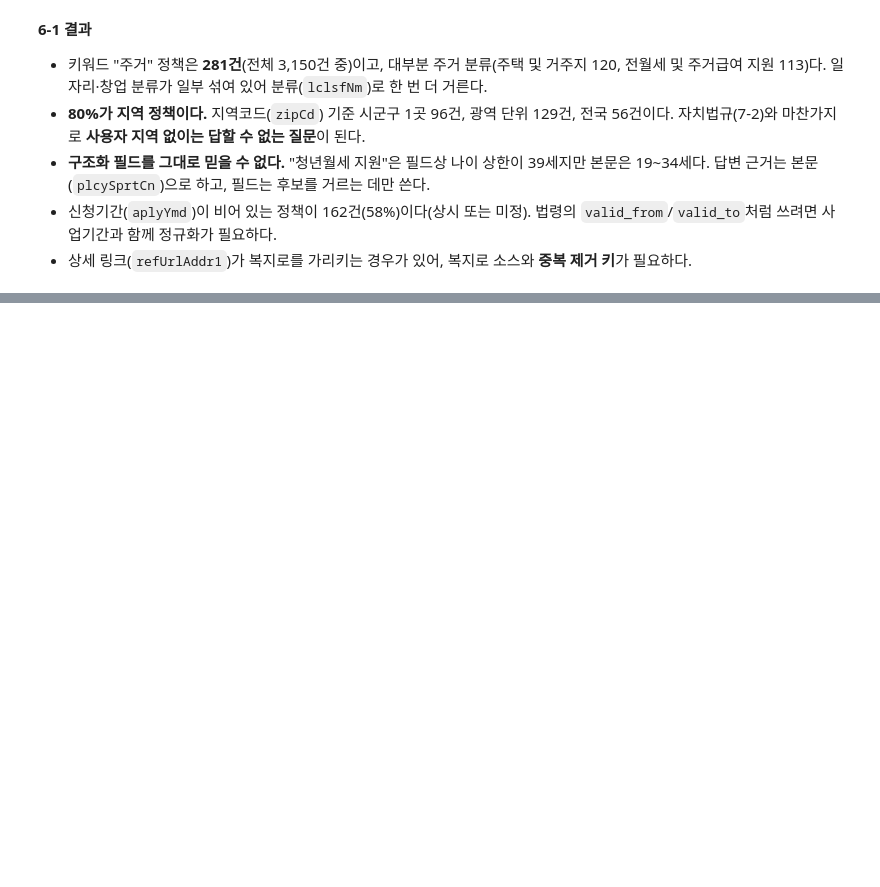
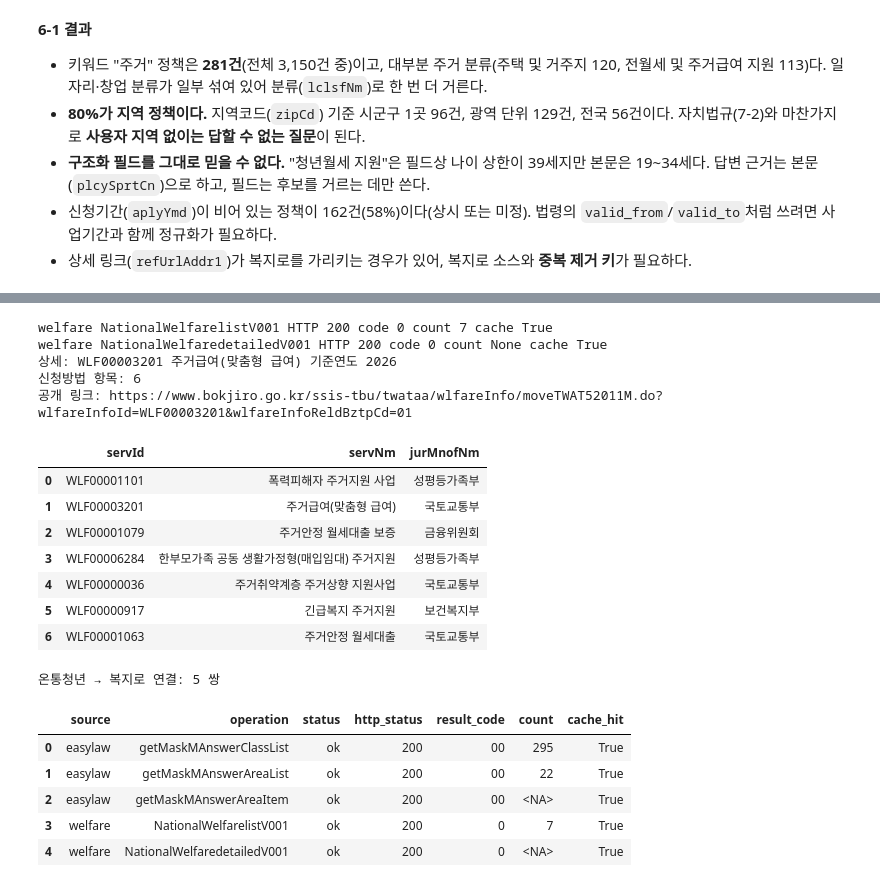
Before and after one commit to bigmooon/aigo-ai, a Jupyter notebook: notebooks/redesign/02_data_source_survey.ipynb, the cells around one changed output, grey strips where cells are left out. Cells and saved outputs as stored; diff of their text form; code cells hidden in the pictures; blank space fills up the shorter version.

```diff
--- a/notebooks/redesign/02_data_source_survey.ipynb
+++ b/notebooks/redesign/02_data_source_survey.ipynb
@@ -38,6 +44,8 @@ import requests
 
 ROOT = Path.cwd()
 while not (ROOT / "pyproject.toml").exists():
+  if ROOT == ROOT.parent:
+    raise RuntimeError("프로젝트 루트(pyproject.toml)를 찾을 수 없습니다.")
   ROOT = ROOT.parent
 sys.path.insert(0, str(ROOT / "harness"))
 import prepare as P  # 하네스의 캐시된 API 호출·링크 규칙 재사용
@@ -431,10 +488,12 @@ else:
 | 19 | 청년전용 보증부 월세대출 | 국토교통부 | 전국(200+) | 19 | 34 |  |
 # %%
 # 구조화 필드와 본문이 어긋나는 예: 나이 상한
-if external_keys["YOUTHCENTER_KEY"]:
-  row = housing[housing["plcyNm"] == "청년월세 지원"].iloc[0]
+if external_keys["YOUTHCENTER_KEY"] and not housing.empty:
+  candidates = housing[housing["plcyNm"] == "청년월세 지원"]
+  row = candidates.iloc[0] if not candidates.empty else housing.iloc[0]
   print("필드  :", row["sprtTrgtMinAge"], "~", row["sprtTrgtMaxAge"], "세 / 나이 제한 여부", row["sprtTrgtAgeLmtYn"])
-  print("본문  :", re.search(r"\(연령 기준\)[^\n]*", row["plcySprtCn"]).group(0).strip())
+  age_line = re.search(r"\(연령 기준\)[^\n]*", row.get("plcySprtCn", ""))
+  print("본문  :", age_line.group(0).strip() if age_line else "연령 기준 문구 없음")
   print("소득  :", row["earnEtcCn"])
   print("링크  :", row["refUrlAddr1"])
 # %% [output]
@@ -499,0 +680,67 @@ else:
+# %%
+welfare_rows, welfare_detail = [], None
+page = 1
+while external_keys["DATA_GO_KR_KEY"]:
+  root = external_xml("welfare", WELFARE_URL, "NationalWelfarelistV001", "0", "totalCount",
+                      callTp="L", pageNo=page, numOfRows=100, srchKeyCode="001", searchWrd="주거")
+  if root is None:
+    break
+  rows = [xml_row(i) for i in root.findall("servList")]
+  assert not ({r["servId"] for r in rows} & {r["servId"] for r in welfare_rows}), "페이지 중복"
+  welfare_rows.extend(rows)
+  total = int(root.findtext("totalCount"))
+  if len(welfare_rows) >= total:
+    assert len(welfare_rows) == total
+    break
+  assert rows, "전체 건수에 도달하기 전에 빈 페이지"
+  page += 1
+
+if welfare_rows:
+  sample = next((r for r in welfare_rows if r["servNm"] == "주거급여(맞춤형 급여)"), welfare_rows[0])
+  root = external_xml("welfare", WELFARE_URL, "NationalWelfaredetailedV001", "0", callTp="D", servId=sample["servId"])
+  if root is not None:
+    welfare_detail = xml_row(root)
+    assert welfare_detail["servId"] == sample["servId"]
+    assert all(welfare_detail.get(k) for k in ["tgtrDtlCn", "slctCritCn", "alwServCn", "crtrYr"])
+    assert root.findall("applmetList"), "신청방법 누락"
+    print("상세:", welfare_detail["servId"], welfare_detail["servNm"], "기준연도", welfare_detail["crtrYr"])
+    print("신청방법 항목:", len(root.findall("applmetList")))
+    print("공개 링크:", sample["servDtlLink"])
+  display(pd.DataFrame(welfare_rows)[["servId", "servNm", "jurMnofNm"]])
+
+def welfare_id(url):
+  return parse_qs(urlparse(url or "").query).get("wlfareInfoId", [None])[0]
+
+policy_links = []
+if external_keys["YOUTHCENTER_KEY"]:
+  for row in housing.to_dict("records"):
+    for field in ["refUrlAddr1", "refUrlAddr2", "aplyUrlAddr"]:
+      wid = welfare_id(row.get(field))
+      if wid:
+        policy_links.append({"plcyNo": row["plcyNo"], "servId": wid})
+print("온통청년 → 복지로 연결:", len({(r["plcyNo"], r["servId"]) for r in policy_links}), "쌍")
+external_probe = pd.DataFrame(external_checks)
+external_probe["count"] = external_probe["count"].astype("Int64")
+external_probe.to_csv(DATA / "external_probe.csv", index=False, encoding="utf-8-sig")
+external_probe[["source", "operation", "status", "http_status", "result_code", "count", "cache_hit"]]
+# %% [output]
+welfare NationalWelfarelistV001 HTTP 200 code 0 count 7 cache True
+welfare NationalWelfaredetailedV001 HTTP 200 code 0 count None cache True
+상세: WLF00003201 주거급여(맞춤형 급여) 기준연도 2026
+신청방법 항목: 6
+공개 링크: https://www.bokjiro.go.kr/ssis-tbu/twataa/wlfareInfo/moveTWAT52011M.do?wlfareInfoId=WLF00003201&wlfareInfoReldBztpCd=01
+|  | servId | servNm | jurMnofNm |
+| 0 | WLF00001101 | 폭력피해자 주거지원 사업 | 성평등가족부 |
+| 1 | WLF00003201 | 주거급여(맞춤형 급여) | 국토교통부 |
+| 2 | WLF00001079 | 주거안정 월세대출 보증 | 금융위원회 |
+| 3 | WLF00006284 | 한부모가족 공동 생활가정형(매입임대) 주거지원 | 성평등가족부 |
+| 4 | WLF00000036 | 주거취약계층 주거상향 지원사업 | 국토교통부 |
+| 5 | WLF00000917 | 긴급복지 주거지원 | 보건복지부 |
+| 6 | WLF00001063 | 주거안정 월세대출 | 국토교통부 |
+온통청년 → 복지로 연결: 5 쌍
+|  | source | operation | status | http_status | result_code | count | cache_hit |
+| 0 | easylaw | getMaskMAnswerClassList | ok | 200 | 00 | 295 | True |
+| 1 | easylaw | getMaskMAnswerAreaList | ok | 200 | 00 | 22 | True |
+| 2 | easylaw | getMaskMAnswerAreaItem | ok | 200 | 00 | <NA> | True |
+| 3 | welfare | NationalWelfarelistV001 | ok | 200 | 0 | 7 | True |
+| 4 | welfare | NationalWelfaredetailedV001 | ok | 200 | 0 | <NA> | True |
```
Also changed, not shown: parts of 17 cells of this notebook, 7 other files.
